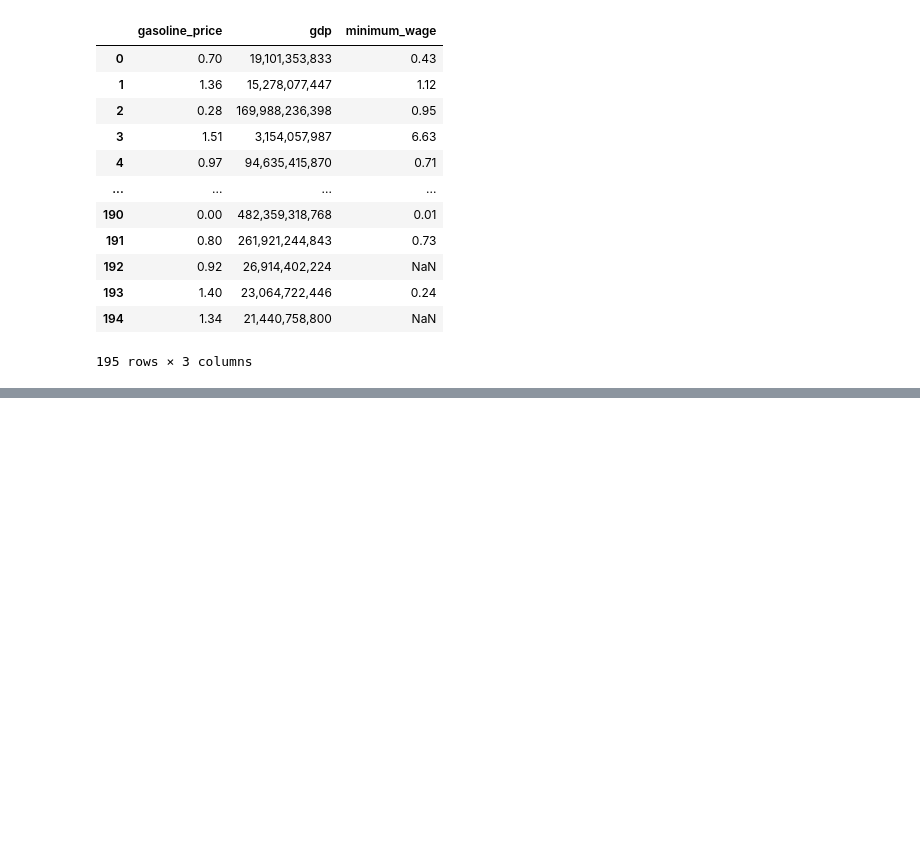
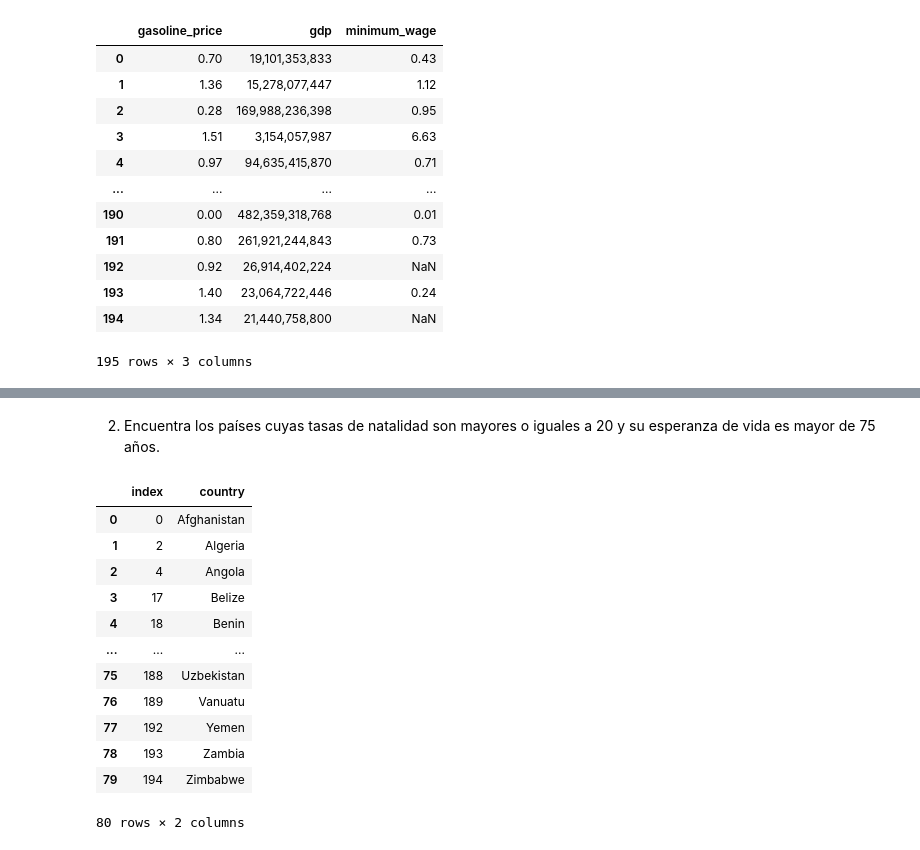
Before and after one commit to raquelmartinrodriguez/promoG_modulo3_sprint1_pairprogramming_MirnaOspino_RaquelMartin, a Jupyter notebook: pair_4_programing_union.ipynb, the cells around one changed output, grey strips where cells are left out. Drawn from its saved outputs; the diff is of its cells as text; code cells hidden in the pictures; blank space fills up the shorter version.

```diff
--- a/pair_4_programing_union.ipynb
+++ b/pair_4_programing_union.ipynb
@@ -241,0 +295,20 @@ df_merge["country"]
+# %% [markdown]
+2.	Encuentra los países cuyas tasas de natalidad son mayores o iguales a 20 y su esperanza de vida es mayor de 75 años.
+# %%
+#primero obtenemos todos los países cuyas tasas de natalidad son mayores o iguales a 20
+df_natalidad = df_merge ['country'][df_merge ['birth_rate'] >= 20]
+df_natalidad.reset_index()
+# %% [output]
+|  | index | country |
+| 0 | 0 | Afghanistan |
+| 1 | 2 | Algeria |
+| 2 | 4 | Angola |
+| 3 | 17 | Belize |
+| 4 | 18 | Benin |
+| ... | ... | ... |
+| 75 | 188 | Uzbekistan |
+| 76 | 189 | Vanuatu |
+| 77 | 192 | Yemen |
+| 78 | 193 | Zambia |
+| 79 | 194 | Zimbabwe |
+80 rows × 2 columns
```
Also changed, not shown: parts of 22 cells of this notebook, 3 other files.
